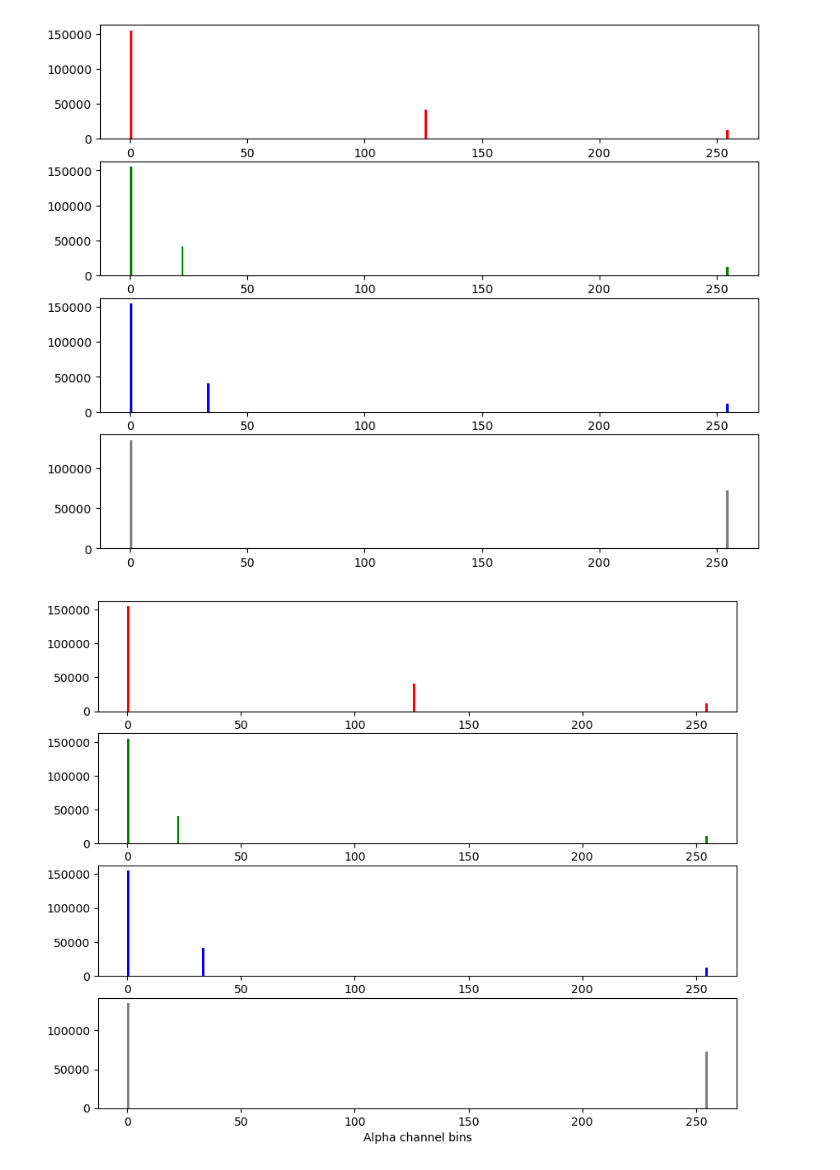
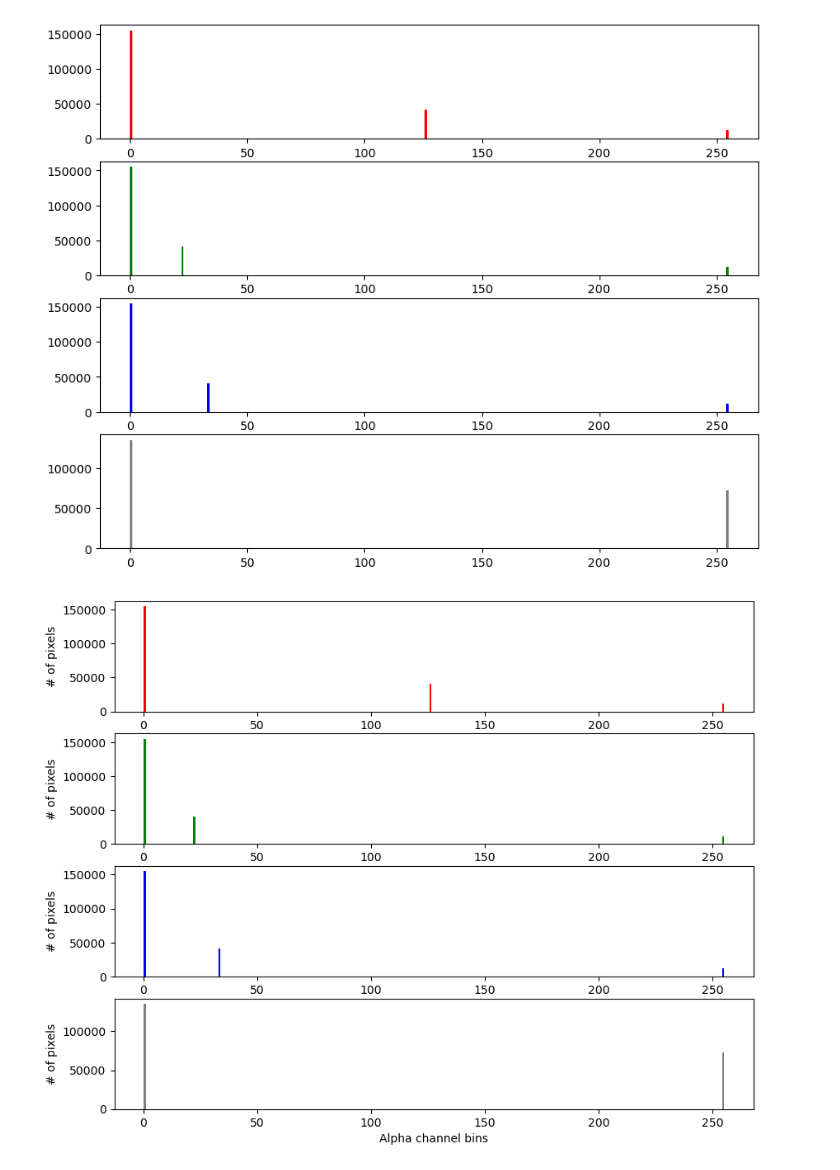
Before and after one commit to WiDS-Urbana-Champaign/WiDS-Urbana-Champaign.github.io, a Jupyter notebook: _site/week03/inClass_week03.ipynb, the cells around one changed output. Cells and saved outputs as stored; diff of their text form; code cells hidden in the pictures.

```diff
--- a/_site/week03/inClass_week03.ipynb
+++ b/_site/week03/inClass_week03.ipynb
@@ -119,17 +119,19 @@ plt.show()
 # %%
 fig, ax = plt.subplots(4, 1, figsize=(10,8))
 ax[0].hist(im_data[:,:,0].flatten(), bins=256, color='red') # [:,:,0] == only the Red color channel
 ax[1].hist(im_data[:,:,1].flatten(), bins=256, color='green') # [:,:,1] == only the Green color channel
 ax[2].hist(im_data[:,:,2].flatten(), bins=256, color='blue') # [:,:,1] == only the Blue color channel
 ax[3].hist(im_data[:,:,3].flatten(), bins=256, color='gray') # [:,:,1] == only the Alpha/opacity color channel
 
 # add some x/y labels
 ax[0].set_xlabel('Red channel bins')
 ax[1].set_xlabel('Green channel bins')
 ax[2].set_xlabel('Blue channel bins')
 ax[3].set_xlabel('Alpha channel bins')
 # y-axis will be the same, do a for loop
+for a in ax:
+    a.set_ylabel('# of pixels')
 
 plt.show()
 # %% [output]
-[figure, old version]
+[figure, new version]
```
